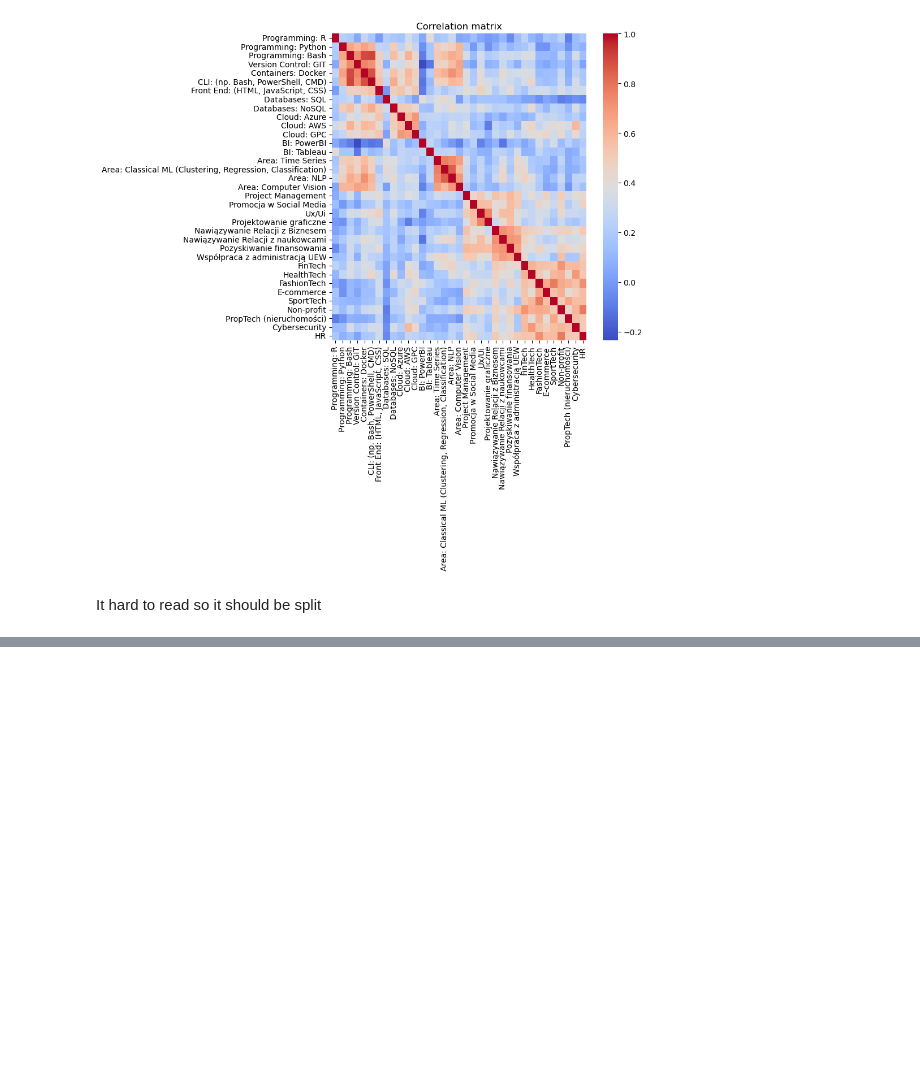
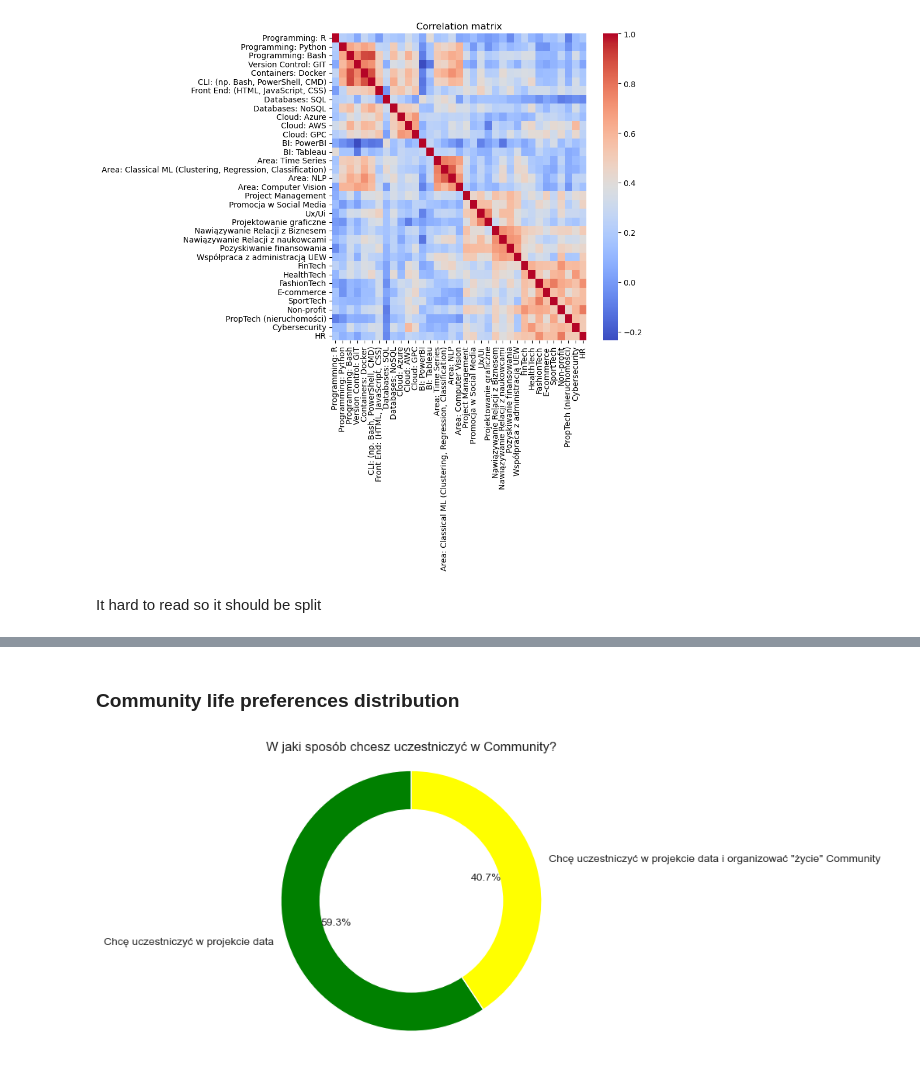
Before and after one commit to Mghd269/DMI-Project, a Jupyter notebook: notebooks/02_eda.ipynb, the cells around one changed output, grey strips where cells are left out. Drawn from its saved outputs; the diff is of its cells as text; code cells hidden in the pictures; blank space fills up the shorter version.

```diff
--- a/notebooks/02_eda.ipynb
+++ b/notebooks/02_eda.ipynb
@@ -145 +145,19 @@ plt.show()
+# %% [markdown]
+### Community life preferences distribution
+# %%
+colors = ['green', 'yellow']
+plt.pie(df['W jaki sposób chcesz uczestniczyć w Community?'].value_counts(), labels=df['W jaki sposób chcesz uczestniczyć w Community?'].value_counts().index,
+         colors=colors, autopct='%1.1f%%', startangle=90)
+
+plt.title('W jaki sposób chcesz uczestniczyć w Community?')
+plt.axis('equal')
+
+centre_circle = plt.Circle((0, 0), 0.70, fc='white')
+fig = plt.gcf()
+
+# Adding Circle in Pie chart
+fig.gca().add_artist(centre_circle)
+plt.show()
+# %% [output]
+[figure, added]
 # %% [markdown]
```
Also changed, not shown: parts of 7 cells of this notebook.
